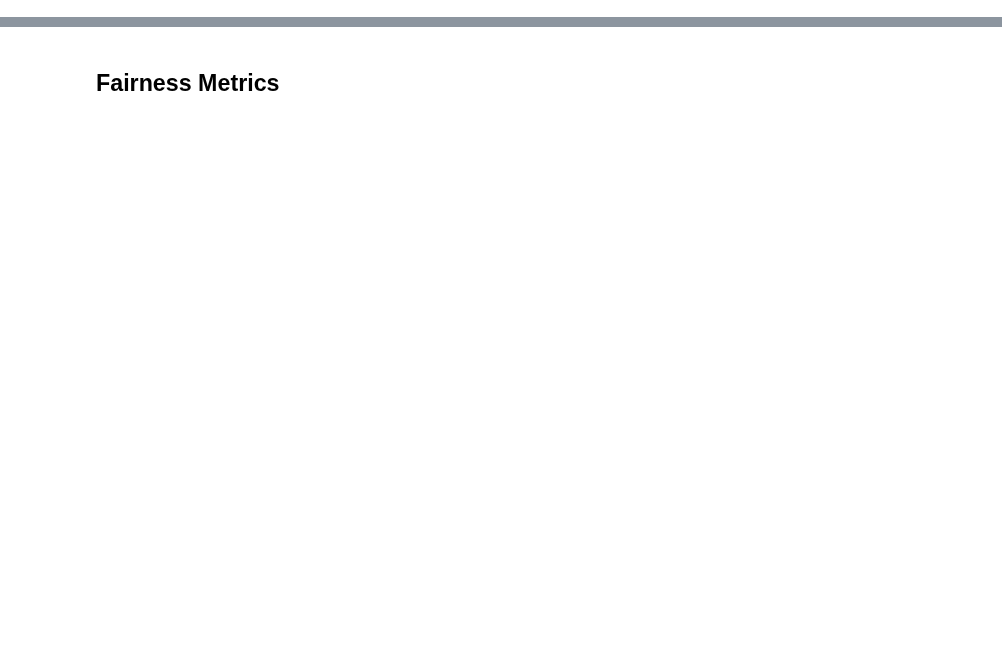
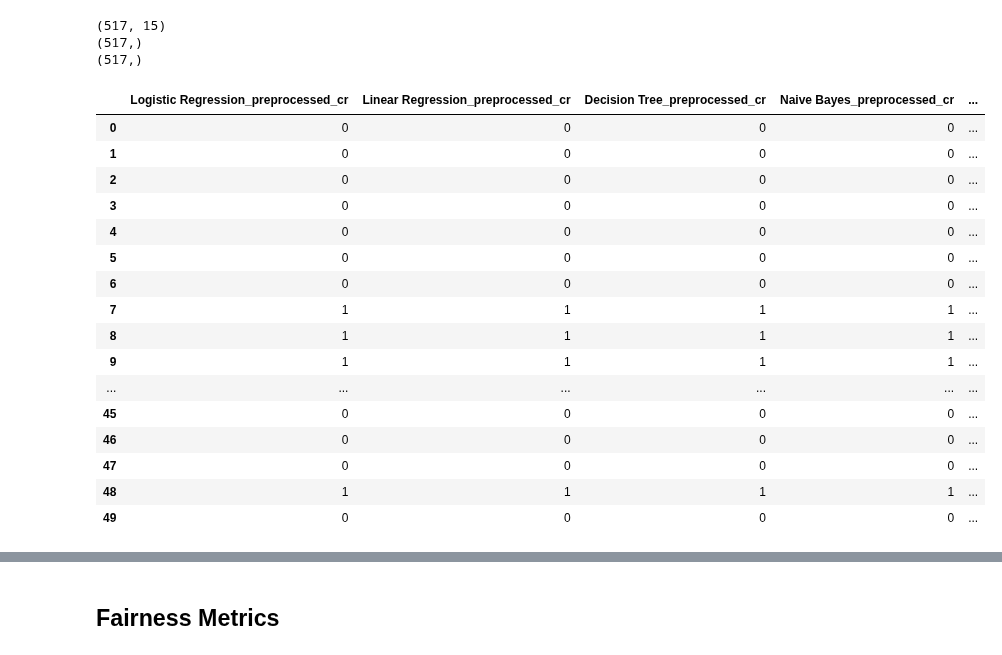
Before and after one commit to bertiandrea/ProjectWork_AEQUITAS_AKKODIS, a Jupyter notebook: code/Akkodis_Fairness_Analysis_METRIC.ipynb, the cells around one changed output, grey strips where cells are left out. Saved outputs shown, nothing was run; the diff lists cells and outputs as text; code cells hidden in the pictures; blank space fills up the shorter version.

```diff
--- a/code/Akkodis_Fairness_Analysis_METRIC.ipynb
+++ b/code/Akkodis_Fairness_Analysis_METRIC.ipynb
@@ -17,4 +17,38 @@ from fairlearn.metrics import demographic_parity_difference, equalized_odds_diff
 from sklearn.metrics import accuracy_score, precision_score, recall_score, f1_score, roc_auc_score, confusion_matrix
 
 random_seed = 15
+# %%
+PATH = 'C:/Users/andre/Desktop/ProjectWork_AEQUITAS_AKKODIS/'
+
+with open(PATH + 'data/predictions.json', 'r') as f:
+    data = json.load(f)
+predictions_df = pd.DataFrame(data['predictions'])
+print(predictions_df.shape)
+y_test = pd.Series(data['reference'])
+print(y_test.shape)
+s_test = pd.Series(data['sensitive'])
+print(s_test.shape)
+sensitive_feature = data['sensitive_name']
+predictions_df.head(50)
+# %% [output]
+(517, 15)
+(517,)
+(517,)
+|  | Logistic Regression_preprocessed_cr | Linear Regression_preprocessed_cr | Decision Tree_preprocessed_cr | Naive Bayes_preprocessed_cr | ... |
+| 0 | 0 | 0 | 0 | 0 | ... |
+| 1 | 0 | 0 | 0 | 0 | ... |
+| 2 | 0 | 0 | 0 | 0 | ... |
+| 3 | 0 | 0 | 0 | 0 | ... |
+| 4 | 0 | 0 | 0 | 0 | ... |
+| 5 | 0 | 0 | 0 | 0 | ... |
+| 6 | 0 | 0 | 0 | 0 | ... |
+| 7 | 1 | 1 | 1 | 1 | ... |
+| 8 | 1 | 1 | 1 | 1 | ... |
+| 9 | 1 | 1 | 1 | 1 | ... |
+| ... | ... | ... | ... | ... | ... |
+| 45 | 0 | 0 | 0 | 0 | ... |
+| 46 | 0 | 0 | 0 | 0 | ... |
+| 47 | 0 | 0 | 0 | 0 | ... |
+| 48 | 1 | 1 | 1 | 1 | ... |
+| 49 | 0 | 0 | 0 | 0 | ... |
 # %%
```
Also changed, not shown: parts of 9 cells of this notebook, 9 other files.
